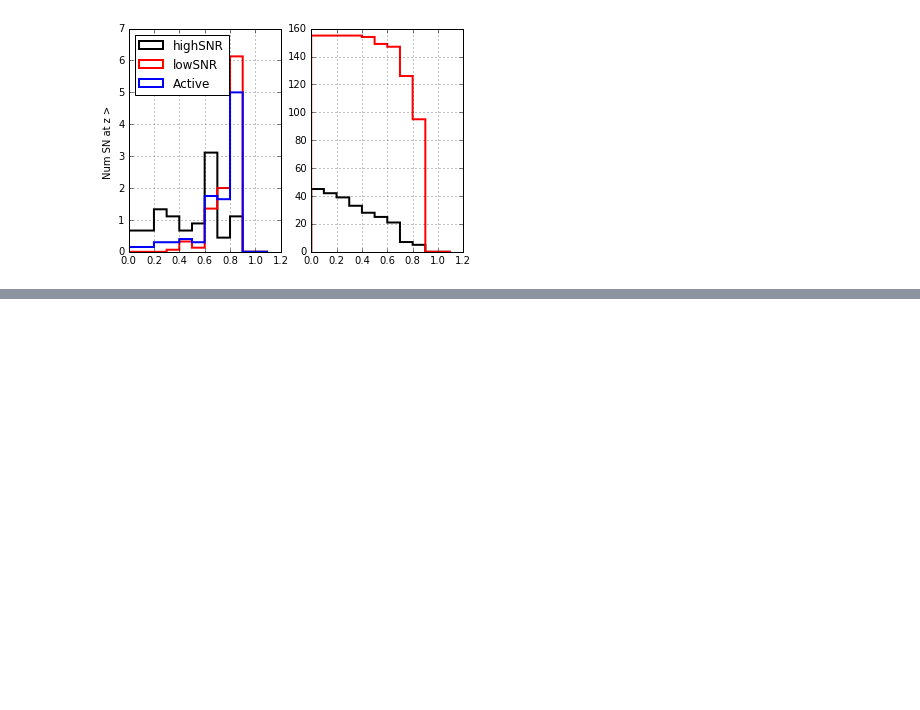
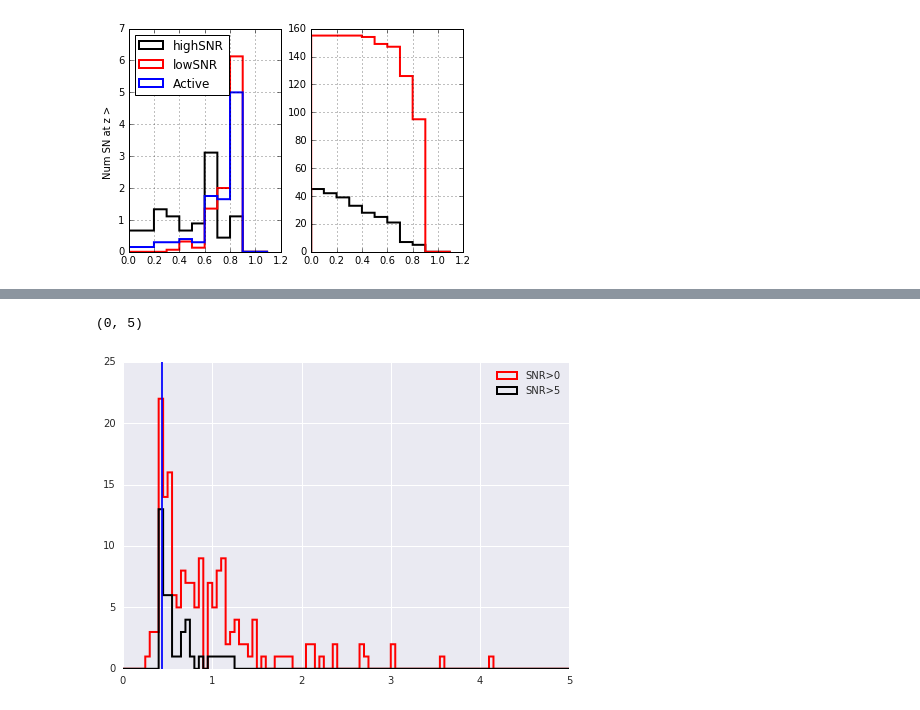
Before and after one commit to lsst-sims/legacy_sims_catUtils, a Jupyter notebook: examples/Using_SNModels_dbObj.ipynb, the cells around one changed output, grey strips where cells are left out. Saved outputs shown, nothing was run; the diff lists cells and outputs as text; code cells hidden in the pictures; blank space fills up the shorter version.

```diff
--- a/examples/Using_SNModels_dbObj.ipynb
+++ b/examples/Using_SNModels_dbObj.ipynb
@@ -294,12 +460,15 @@ photons / adus
 active = df.query('SNR > 0.').replace([np.inf],np.nan).dropna().ratio
 bright = df.query('SNR > 5.').replace([np.inf],np.nan).dropna().ratio
 # %%
-s = 0.5
+s = 0.05
 plt.hist(active, color='r', bins=np.arange(0., 25, s), histtype='step', label='SNR>0', lw=2)
 plt.hist(bright, color='k', bins=np.arange(0., 25, s), histtype='step', label='SNR>5', lw=2)
 plt.legend(loc='best')
-plt.grid()
+plt.axvline(1./2.3)
 plt.xlim(0, 5)
+# %% [output]
+(0, 5)
+[figure, added]
 # %%
 import lsst.afw.image as afwi
 # %%
```
Also changed, not shown: parts of 34 cells of this notebook, 2 other files.
